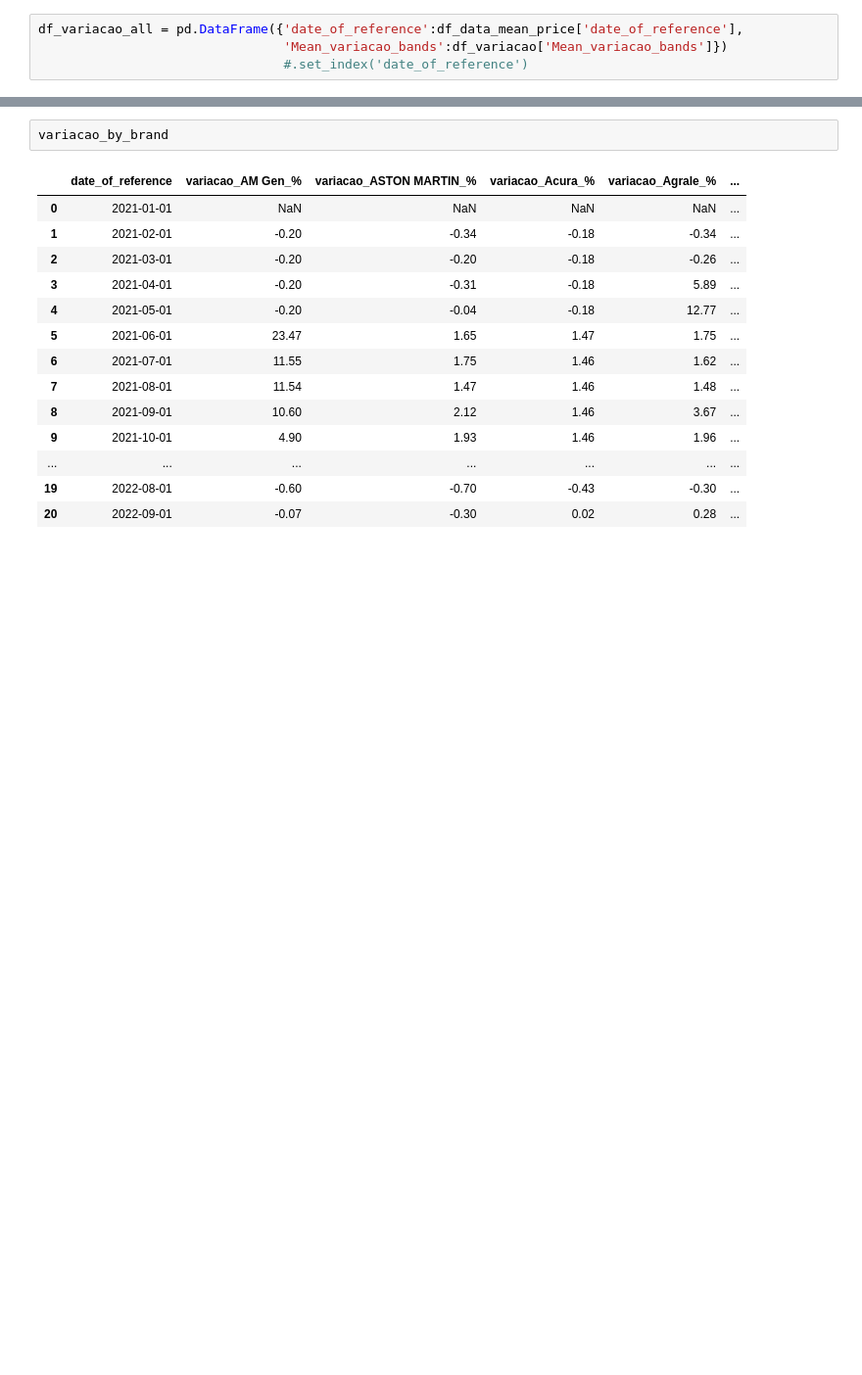
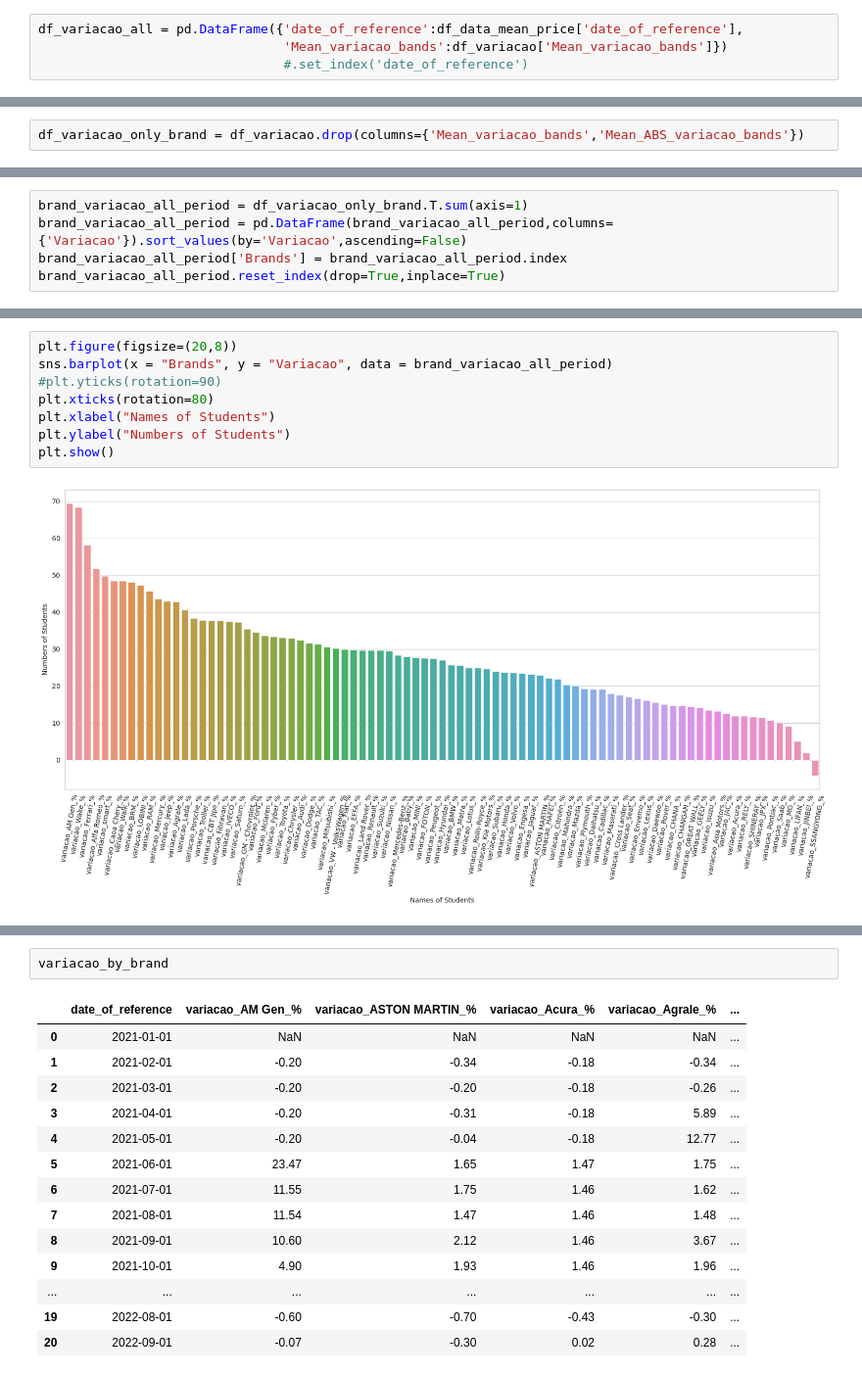
Before and after one commit to DavidTitoInfantas/Projeto_DataViz, a Jupyter notebook: analise_dados_car.ipynb, the cells around one changed output, grey strips where cells are left out. Shown at 98% size. Saved outputs shown, nothing was run; the diff lists cells and outputs as text; blank space fills up the shorter version.

```diff
--- a/analise_dados_car.ipynb
+++ b/analise_dados_car.ipynb
@@ -222,0 +255,2 @@ plotar('Variação de preço','Tempo','Variação_Preço','date_of_reference','M
+# %%
+df_variacao_only_brand = df_variacao.drop(columns={'Mean_variacao_bands','Mean_ABS_variacao_bands'})
@@ -222,0 +272,5 @@ plotar('Variação de preço','Tempo','Variação_Preço','date_of_reference','M
+# %%
+brand_variacao_all_period = df_variacao_only_brand.T.sum(axis=1)
+brand_variacao_all_period = pd.DataFrame(brand_variacao_all_period,columns={'Variacao'}).sort_values(by='Variacao',ascending=False)
+brand_variacao_all_period['Brands'] = brand_variacao_all_period.index
+brand_variacao_all_period.reset_index(drop=True,inplace=True)
@@ -222,0 +286,10 @@ plotar('Variação de preço','Tempo','Variação_Preço','date_of_reference','M
+# %%
+plt.figure(figsize=(20,8))
+sns.barplot(x = "Brands", y = "Variacao", data = brand_variacao_all_period)
+#plt.yticks(rotation=90)
+plt.xticks(rotation=80)
+plt.xlabel("Names of Students")
+plt.ylabel("Numbers of Students")
+plt.show()
+# %% [output]
+[figure, added]
```
Also changed, not shown: parts of 31 cells of this notebook.
